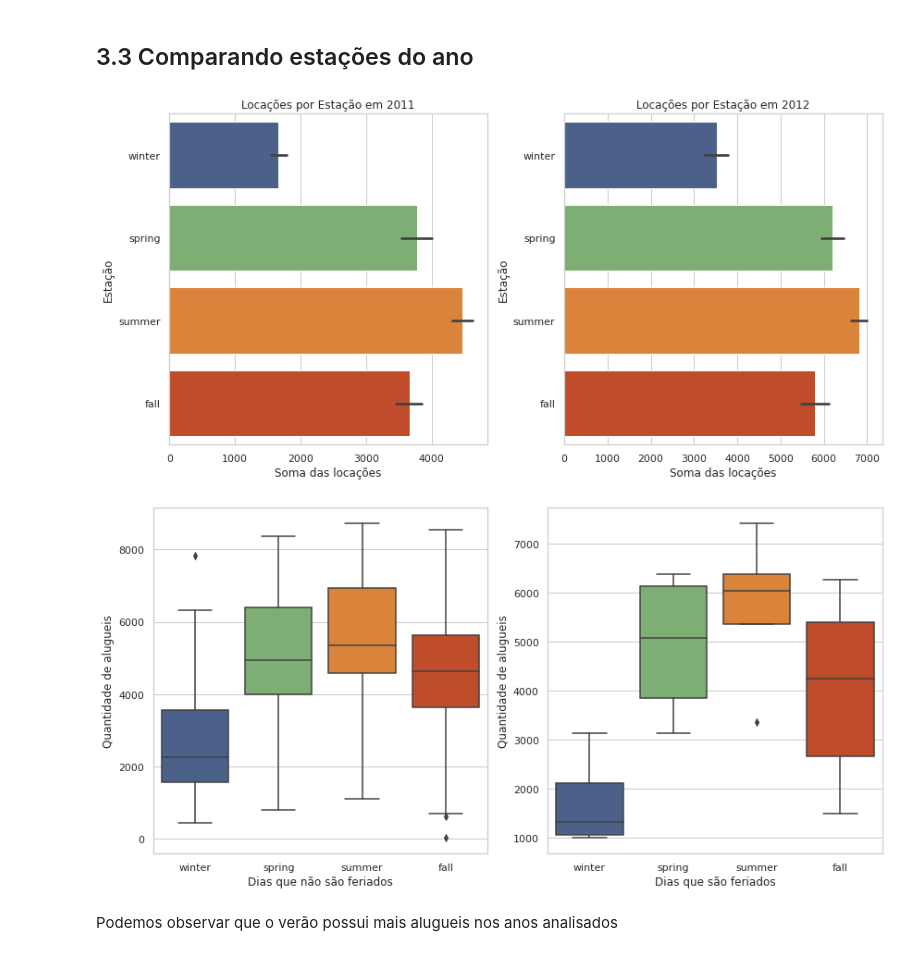
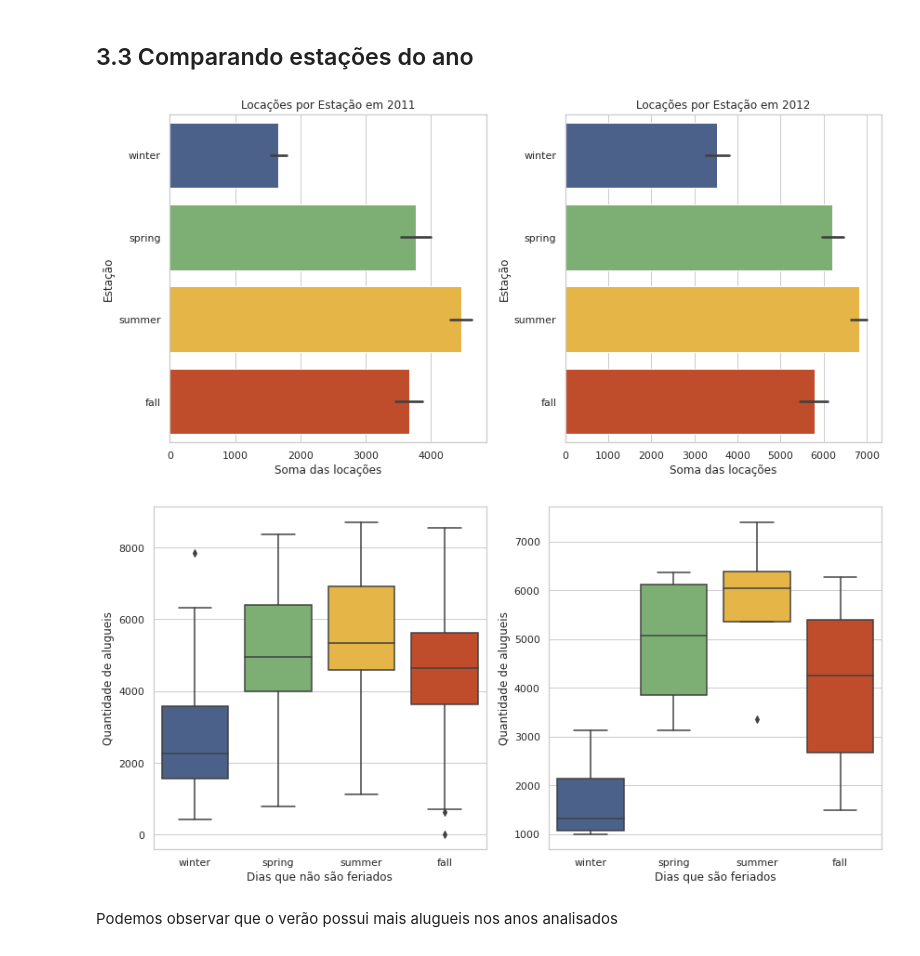
Before and after one commit to lrodriguesg/byte-bikers, a Jupyter notebook: notebooks/01_exploratory_data_analysis.ipynb, the cells around one changed output. Saved outputs shown, nothing was run; the diff lists cells and outputs as text; code cells hidden in the pictures.

```diff
--- a/notebooks/01_exploratory_data_analysis.ipynb
+++ b/notebooks/01_exploratory_data_analysis.ipynb
@@ -258,42 +258,36 @@ plt.show()
 PALLETE =  {
     'winter': '#405e95',
     'spring': '#76b96b',
-    'summer': '#f58020',
+    'summer': '#ffbf2e',
     'fall': '#d74014'
     }
 
 # Criando uma figura com dois subplots (um ao lado do outro)
 fig, (ax1, ax2) = plt.subplots(1, 2, figsize=(12, 6))
 
 # Filtrando os dados para 2011 e 2012
 dados_2011 = df2[df2['yr'] == 2011]
 dados_2012 = df2[df2['yr'] == 2012]
 
 # Criando gráficos de barras para 2011 e 2012
 sns.barplot(x='cnt', y='season', data=dados_2011, ax=ax1, palette=PALLETE)
 ax1.set_xlabel('Soma das locações')
 ax1.set_ylabel('Estação')
 ax1.set_title('Locações por Estação em 2011')
 
 sns.barplot(x='cnt', y='season', data=dados_2012, ax=ax2, palette=PALLETE)
 ax2.set_xlabel('Soma das locações')
 ax2.set_ylabel('Estação')
 ax2.set_title('Locações por Estação em 2012')
 
 # Ajustando o espaçamento entre os subplots
 plt.tight_layout()
 
 
 plt.show()
 # %% [output]
-[figure, old version]
+[figure, new version]
 # %%
-PALLETE =  {
-    'winter': '#405e95',
-    'spring': '#76b96b',
-    'summer': '#f58020',
-    'fall': '#d74014'
-    }
 # Criando uma figura com dois subplots (um ao lado do outro)
 fig, (ax1, ax2) = plt.subplots(1, 2, figsize=(12, 6))
 # Filtrando os dados para 2011 e 2012
@@ -310,7 +304,7 @@ ax2.set_ylabel('Quantidade de alugueis')
 # Ajustando o espaçamento entre os subplots
 plt.tight_layout()
 # %% [output]
-[figure, old version]
+[figure, new version]
 # %% [markdown]
 Podemos observar que o verão possui mais alugueis nos anos analisados
 # %% [markdown]
```
Also changed, not shown: parts of 6 cells of this notebook.
